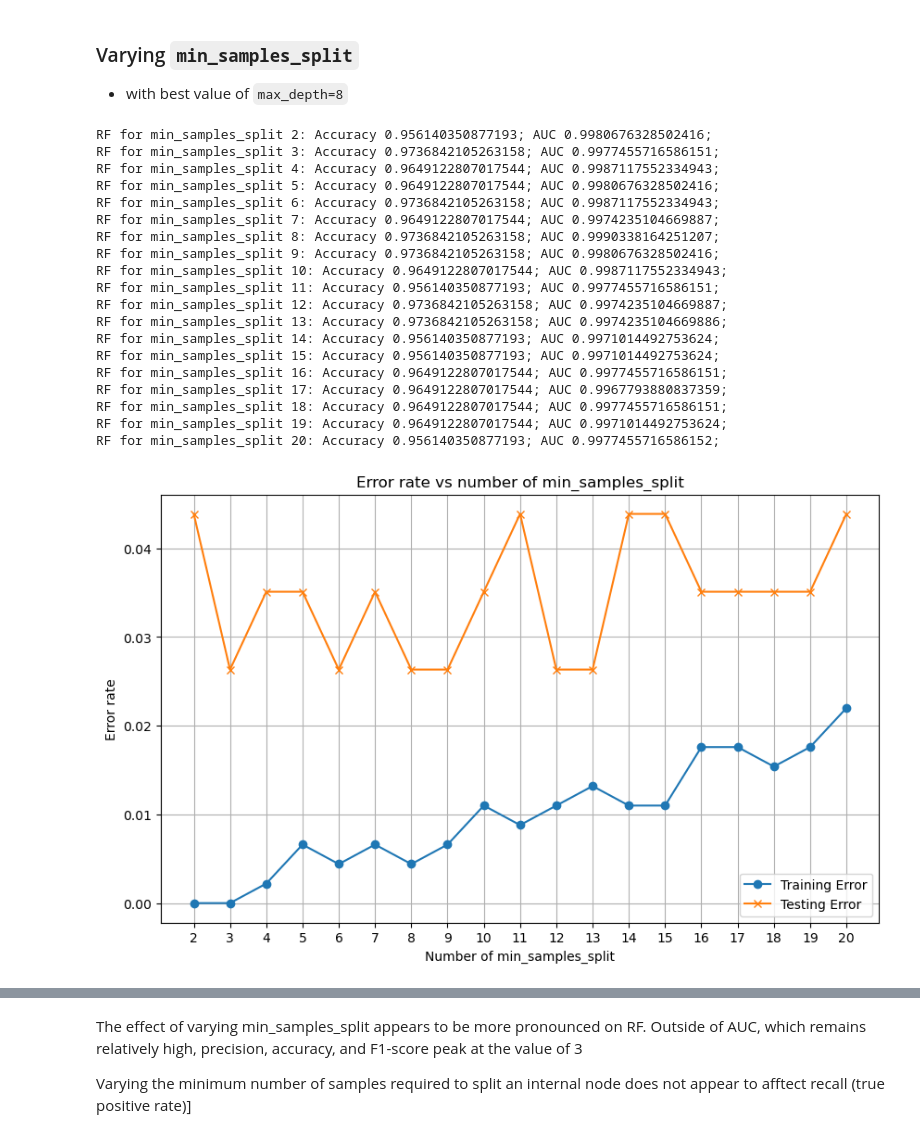
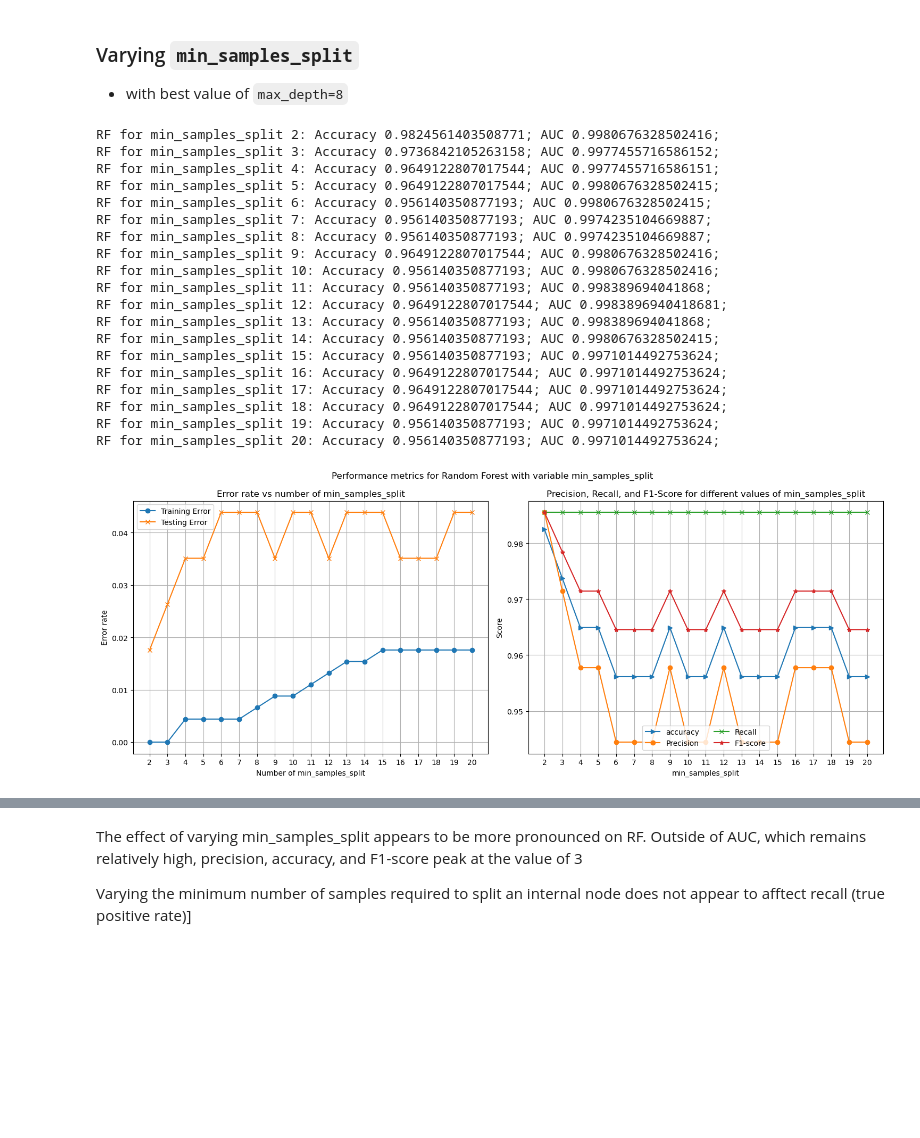
Before and after one commit to isambmi/UHoM_ICS635_isambmi, a Jupyter notebook: assignment1/assignment1_ics635.ipynb, the cells around one changed output, grey strips where cells are left out. Drawn from its saved outputs; the diff is of its cells as text; code cells hidden in the pictures; blank space fills up the shorter version.

```diff
--- a/assignment1/assignment1_ics635.ipynb
+++ b/assignment1/assignment1_ics635.ipynb
@@ -432,7 +422,8 @@ for k in n_range:
     # default value of min_samples_split, which is 2
     model = RandomForestClassifier(max_depth=k,
                                    n_estimators=100,
-                                   bootstrap=True)
+                                   bootstrap=True,
+                                   random_state=89)
 
     # fit model
     model.fit(X_train, y_train)
@@ -489,6 +480,5 @@ rfmd_metrics['n_range'] = n_range
 rfmd_metrics['key_hyperparameter'] = "max_depth"
 
 #plotting
-plot_err(rfmd_metrics)
-plot_metrics(rfmd_metrics)
+plot_metrics(rfmd_metrics, "Random Forest")
 # %% [output]
@@ -550,7 +539,8 @@ for k in n_range:
     model = RandomForestClassifier(max_depth=8,
                                    n_estimators=100,
                                    min_samples_split=k,
-                                   bootstrap=True)
+                                   bootstrap=True,
+                                   random_state=89)
 
     # fit model
     model.fit(X_train, y_train)
@@ -582,51 +572,50 @@ for k in n_range:
     thresh_ls.append(thresh)
 
     print(f"RF for min_samples_split {k}: Accuracy {acc}; AUC {auroc};")
     #generate confusion matrix
     cm = metrics.confusion_matrix(y_test, yhat_test)
     cm_ls.append(cm)
     # plt.figure(figsize=(8, 6))
     # sns.heatmap(cm, annot=True, fmt='d', cmap='Blues')
     # plt.title('Confusion Matrix')
     # plt.ylabel('True Label')
     # plt.xlabel('Predicted Label')
     # plt.show()
 
 rfmss_metrics['accuracy'] = accuracy_ls
 rfmss_metrics['train_err'] = train_err_ls
 rfmss_metrics['test_err'] = test_err_ls
 rfmss_metrics['precision'] = precision_ls
 rfmss_metrics['recall'] = recall_ls
 rfmss_metrics['f1'] = f1_ls
 rfmss_metrics['auroc'] = auroc_ls
 rfmss_metrics['fpr'] = fpr_ls
 rfmss_metrics['tpr'] = tpr_ls
 rfmss_metrics['thresh'] = thresh_ls
 rfmss_metrics['cm'] = cm_ls
 rfmss_metrics['n_range'] = n_range
 rfmss_metrics['key_hyperparameter'] = "min_samples_split"
 
 #plotting
-plot_err(rfmss_metrics)
-plot_metrics(rfmss_metrics)
+plot_metrics(rfmss_metrics, "Random Forest")
 # %% [output]
-RF for min_samples_split 2: Accuracy 0.956140350877193; AUC 0.9980676328502416;
-RF for min_samples_split 3: Accuracy 0.9736842105263158; AUC 0.9977455716586151;
-RF for min_samples_split 4: Accuracy 0.9649122807017544; AUC 0.9987117552334943;
-RF for min_samples_split 5: Accuracy 0.9649122807017544; AUC 0.9980676328502416;
-RF for min_samples_split 6: Accuracy 0.9736842105263158; AUC 0.9987117552334943;
-RF for min_samples_split 7: Accuracy 0.9649122807017544; AUC 0.9974235104669887;
-RF for min_samples_split 8: Accuracy 0.9736842105263158; AUC 0.9990338164251207;
-RF for min_samples_split 9: Accuracy 0.9736842105263158; AUC 0.9980676328502416;
-RF for min_samples_split 10: Accuracy 0.9649122807017544; AUC 0.9987117552334943;
-RF for min_samples_split 11: Accuracy 0.956140350877193; AUC 0.9977455716586151;
-RF for min_samples_split 12: Accuracy 0.9736842105263158; AUC 0.9974235104669887;
-RF for min_samples_split 13: Accuracy 0.9736842105263158; AUC 0.9974235104669886;
-RF for min_samples_split 14: Accuracy 0.956140350877193; AUC 0.9971014492753624;
+RF for min_samples_split 2: Accuracy 0.9824561403508771; AUC 0.9980676328502416;
+RF for min_samples_split 3: Accuracy 0.9736842105263158; AUC 0.9977455716586152;
+RF for min_samples_split 4: Accuracy 0.9649122807017544; AUC 0.9977455716586151;
+RF for min_samples_split 5: Accuracy 0.9649122807017544; AUC 0.9980676328502415;
+RF for min_samples_split 6: Accuracy 0.956140350877193; AUC 0.9980676328502415;
+RF for min_samples_split 7: Accuracy 0.956140350877193; AUC 0.9974235104669887;
+RF for min_samples_split 8: Accuracy 0.956140350877193; AUC 0.9974235104669887;
+RF for min_samples_split 9: Accuracy 0.9649122807017544; AUC 0.9980676328502416;
+RF for min_samples_split 10: Accuracy 0.956140350877193; AUC 0.9980676328502416;
+RF for min_samples_split 11: Accuracy 0.956140350877193; AUC 0.998389694041868;
+RF for min_samples_split 12: Accuracy 0.9649122807017544; AUC 0.9983896940418681;
+RF for min_samples_split 13: Accuracy 0.956140350877193; AUC 0.998389694041868;
+RF for min_samples_split 14: Accuracy 0.956140350877193; AUC 0.9980676328502415;
 RF for min_samples_split 15: Accuracy 0.956140350877193; AUC 0.9971014492753624;
-RF for min_samples_split 16: Accuracy 0.9649122807017544; AUC 0.9977455716586151;
-RF for min_samples_split 17: Accuracy 0.9649122807017544; AUC 0.9967793880837359;
-RF for min_samples_split 18: Accuracy 0.9649122807017544; AUC 0.9977455716586151;
-RF for min_samples_split 19: Accuracy 0.9649122807017544; AUC 0.9971014492753624;
-RF for min_samples_split 20: Accuracy 0.956140350877193; AUC 0.9977455716586152;
+RF for min_samples_split 16: Accuracy 0.9649122807017544; AUC 0.9971014492753624;
+RF for min_samples_split 17: Accuracy 0.9649122807017544; AUC 0.9971014492753624;
+RF for min_samples_split 18: Accuracy 0.9649122807017544; AUC 0.9971014492753624;
+RF for min_samples_split 19: Accuracy 0.956140350877193; AUC 0.9971014492753624;
+RF for min_samples_split 20: Accuracy 0.956140350877193; AUC 0.9971014492753624;
-[figure, old version]
+[figure, new version]
```
Also changed, not shown: parts of 10 cells of this notebook.
